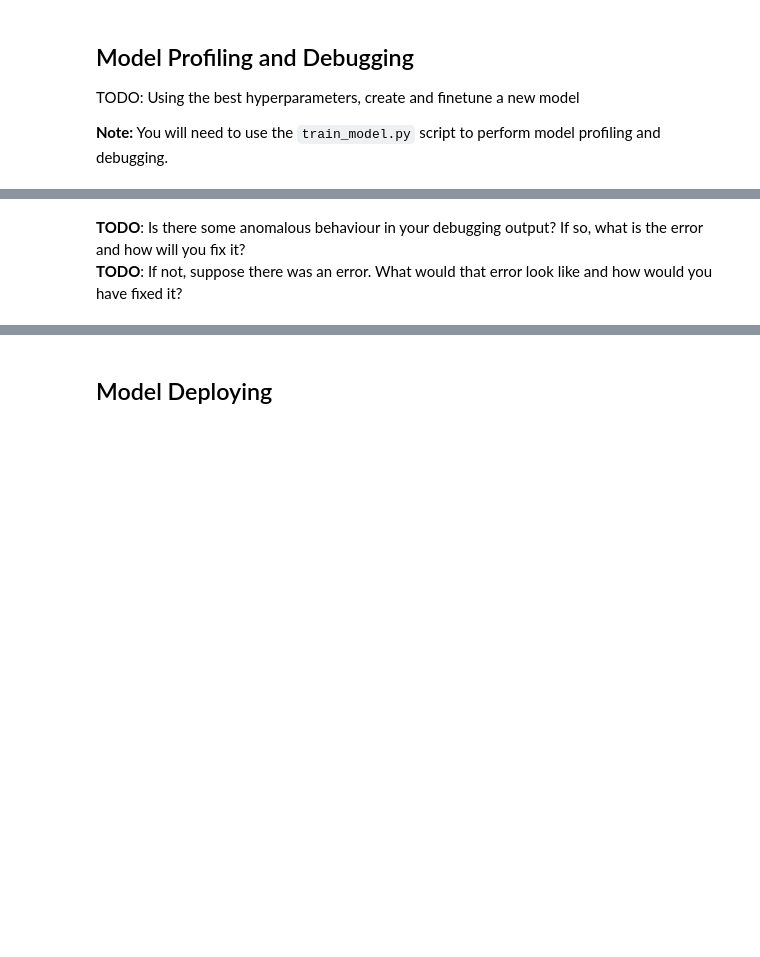
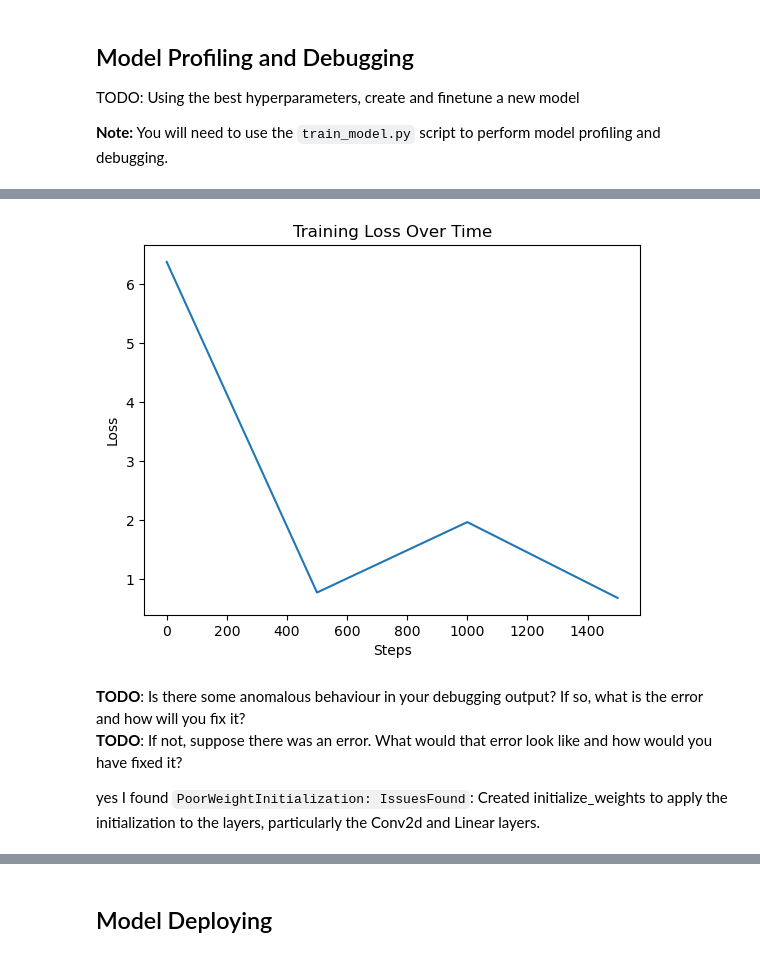
Before and after one commit to lgcardeas/Udacity-Nano-Degree-Deep-Learning, a Jupyter notebook: train_and_deploy.ipynb, the cells around one changed output, grey strips where cells are left out. Saved outputs shown, nothing was run; the diff lists cells and outputs as text; code cells hidden in the pictures; blank space fills up the shorter version.

```diff
--- a/train_and_deploy.ipynb
+++ b/train_and_deploy.ipynb
@@ -76,0 +235,20 @@ estimator = # TODO: Your estimator here
+# %%
+# TODO: Set up debugging and profiling rules and hooks
+from sagemaker.debugger import Rule, ProfilerRule, rule_configs, DebuggerHookConfig, ProfilerConfig, FrameworkProfile
+
+rules = [
+    Rule.sagemaker(rule_configs.vanishing_gradient()),
+    Rule.sagemaker(rule_configs.overfit()),
+    Rule.sagemaker(rule_configs.poor_weight_initialization()),
+    ProfilerRule.sagemaker(rule_configs.ProfilerReport()),
+]
+
+profiler_config = ProfilerConfig(
+    system_monitor_interval_millis=500,  # Set your preferred interval
+    framework_profile_params=FrameworkProfile(num_steps=10)  # Profile every 10 steps
+)
+
+# Define hooks for debugger
+debugger_hook_config = DebuggerHookConfig(
+    hook_parameters={"save_interval": "500"}  # Set interval as needed
+)
@@ -76,0 +297,27 @@ estimator = # TODO: Your estimator here
+# %%
+# TODO: Plot a debugging output.
+from smdebug.trials import create_trial
+
+# Create a Debugger trial to access metrics
+trial = create_trial(estimator.latest_job_debugger_artifacts_path())
+
+print("Available Tensors:", trial.tensor_names())
+print("Available steps:", trial.tensor("CrossEntropyLoss_output_0").steps())
+print("Available values:", trial.tensor("CrossEntropyLoss_output_0").values())
+
+# Plot loss or any other relevant metric
+import matplotlib.pyplot as plt
+
+# Extract the steps and corresponding loss values from the dictionary
+steps = list(trial.tensor("CrossEntropyLoss_output_0").values().keys())
+values = list(trial.tensor("CrossEntropyLoss_output_0").values().values())
+
+# Plotting the data
+import matplotlib.pyplot as plt
+
+plt.plot(steps, values)
+plt.xlabel("Steps")
+plt.ylabel("Loss")
+plt.title("Training Loss Over Time")
+plt.show()
+# %% [output]
@@ -77,3 +331,6 @@ estimator = # TODO: Your estimator here
+[figure, added]
 # %% [markdown]
 **TODO**: Is there some anomalous behaviour in your debugging output? If so, what is the error and how will you fix it?
 **TODO**: If not, suppose there was an error. What would that error look like and how would you have fixed it?
+
+yes I found `PoorWeightInitialization: IssuesFound`: Created initialize_weights to apply the initialization to the layers, particularly the Conv2d and Linear layers.
```
Also changed, not shown: parts of 28 cells of this notebook, 5 other files.
